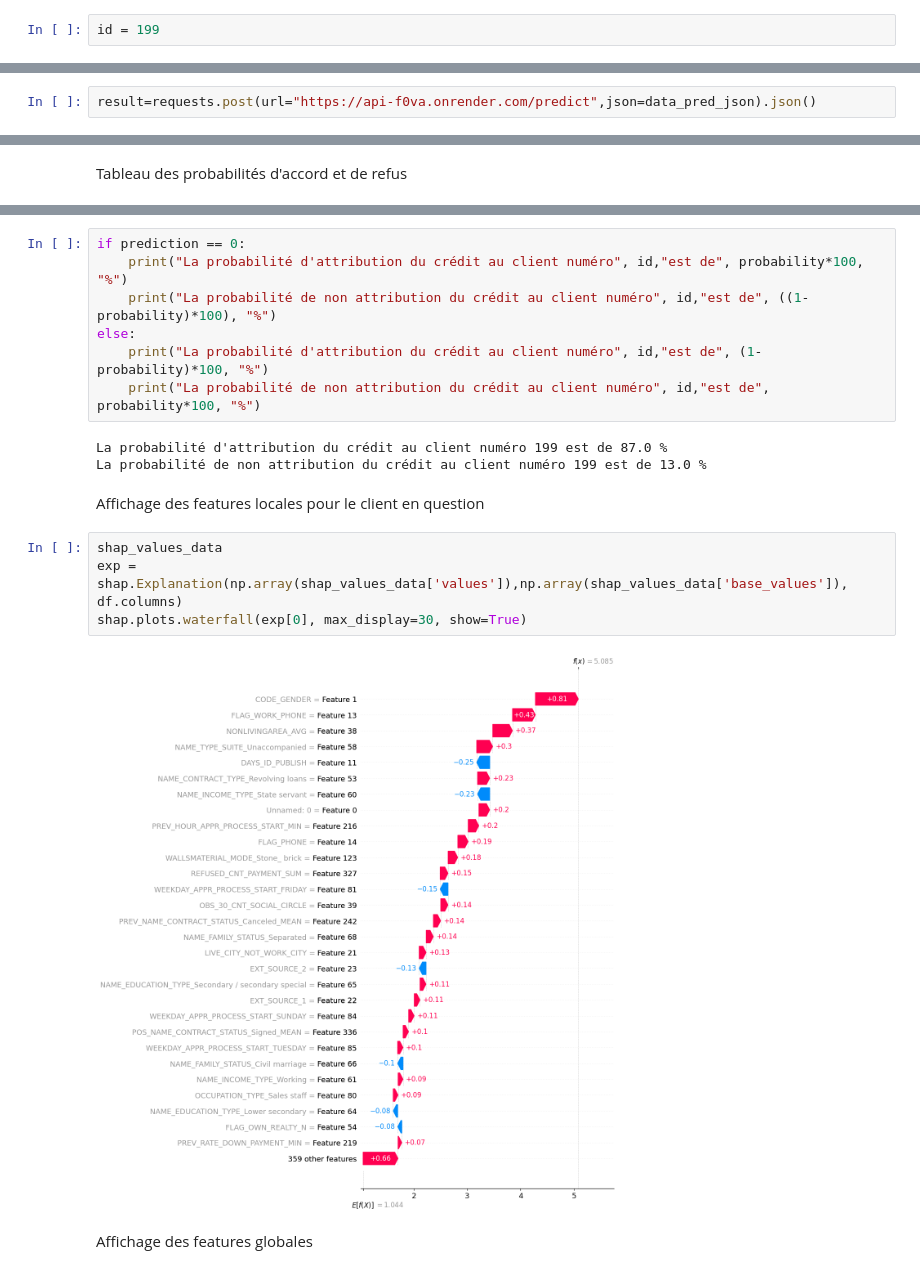
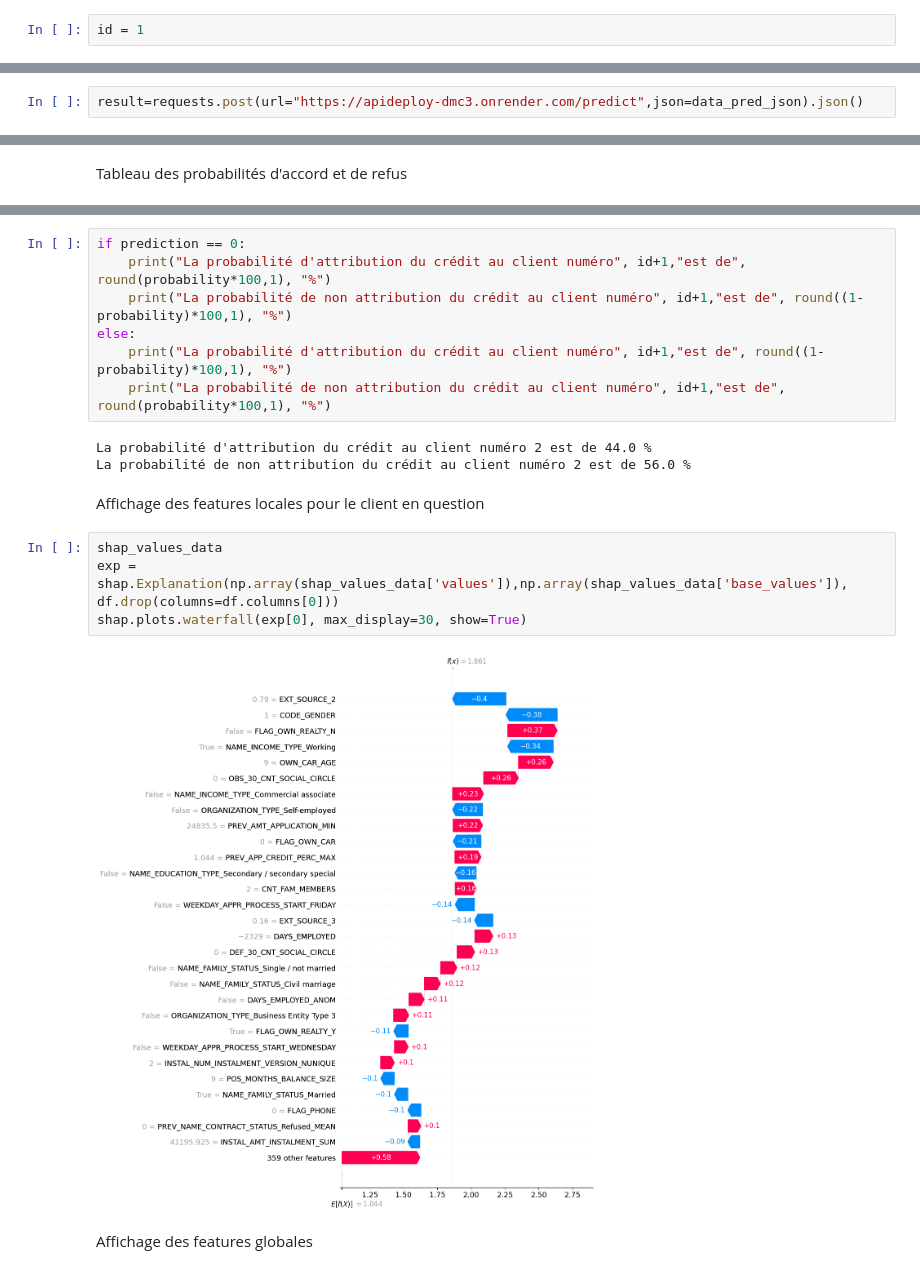
Before and after one commit to Nadiasami/Api_credit, a Jupyter notebook: api.ipynb, the cells around one changed output, grey strips where cells are left out. Drawn from its saved outputs; the diff is of its cells as text.

```diff
--- a/api.ipynb
+++ b/api.ipynb
@@ -23,7 +29,7 @@ df.head()
 # %% [markdown]
 Rentrez le nuéméo du client
 # %%
-id = 199
+id = 1
 # %%
 data_prediction =df.iloc[[id]]
 # %% [markdown]
@@ -33,7 +39,7 @@ data_pred_json = data_prediction.to_dict(orient='records')
 # %% [markdown]
 Réponse de la requête issu de notre api
 # %%
-result=requests.post(url="https://api-f0va.onrender.com/predict",json=data_pred_json).json()
+result=requests.post(url="https://apideploy-dmc3.onrender.com/predict",json=data_pred_json).json()
 # %% [markdown]
 Extraction de nos résultats
 # %%
@@ -62,21 +68,21 @@ prediction_probability
 # %%
 if prediction == 0:
-    print("La probabilité d'attribution du crédit au client numéro", id,"est de", probability*100, "%")
-    print("La probabilité de non attribution du crédit au client numéro", id,"est de", ((1-probability)*100), "%")
+    print("La probabilité d'attribution du crédit au client numéro", id+1,"est de", round(probability*100,1), "%")
+    print("La probabilité de non attribution du crédit au client numéro", id+1,"est de", round((1-probability)*100,1), "%")
 else:
-    print("La probabilité d'attribution du crédit au client numéro", id,"est de", (1-probability)*100, "%")
-    print("La probabilité de non attribution du crédit au client numéro", id,"est de", probability*100, "%")
+    print("La probabilité d'attribution du crédit au client numéro", id+1,"est de", round((1-probability)*100,1), "%")
+    print("La probabilité de non attribution du crédit au client numéro", id+1,"est de", round(probability*100,1), "%")
 # %% [output]
-La probabilité d'attribution du crédit au client numéro 199 est de 87.0 %
-La probabilité de non attribution du crédit au client numéro 199 est de 13.0 %
+La probabilité d'attribution du crédit au client numéro 2 est de 44.0 %
+La probabilité de non attribution du crédit au client numéro 2 est de 56.0 %
 # %% [markdown]
 Affichage des features locales pour le client en question
 # %%
 shap_values_data
-exp = shap.Explanation(np.array(shap_values_data['values']),np.array(shap_values_data['base_values']), df.columns)
+exp = shap.Explanation(np.array(shap_values_data['values']),np.array(shap_values_data['base_values']), df.drop(columns=df.columns[0]))
 shap.plots.waterfall(exp[0], max_display=30, show=True)
 # %% [output]
-[figure, old version]
+[figure, new version]
 # %% [markdown]
 Affichage des features globales
 # %%
```
Also changed, not shown: parts of 3 cells of this notebook.
